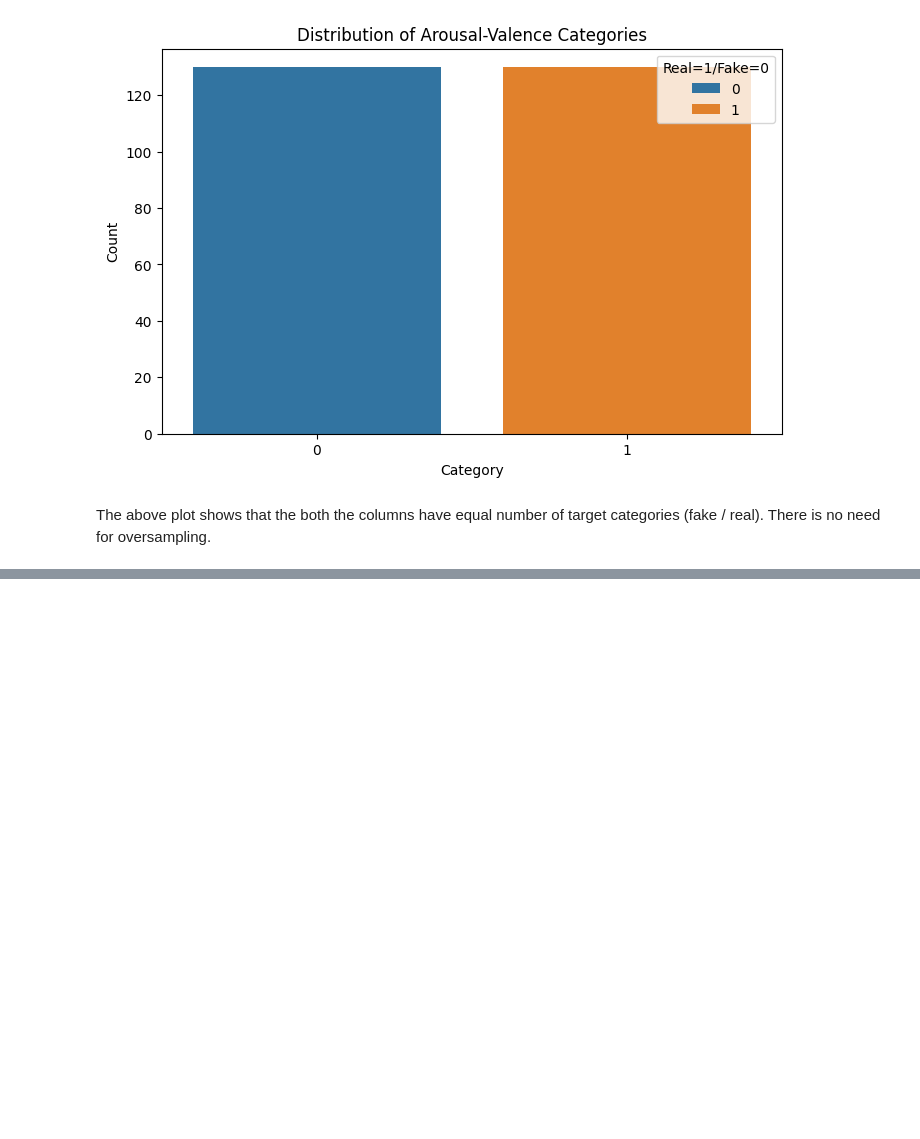
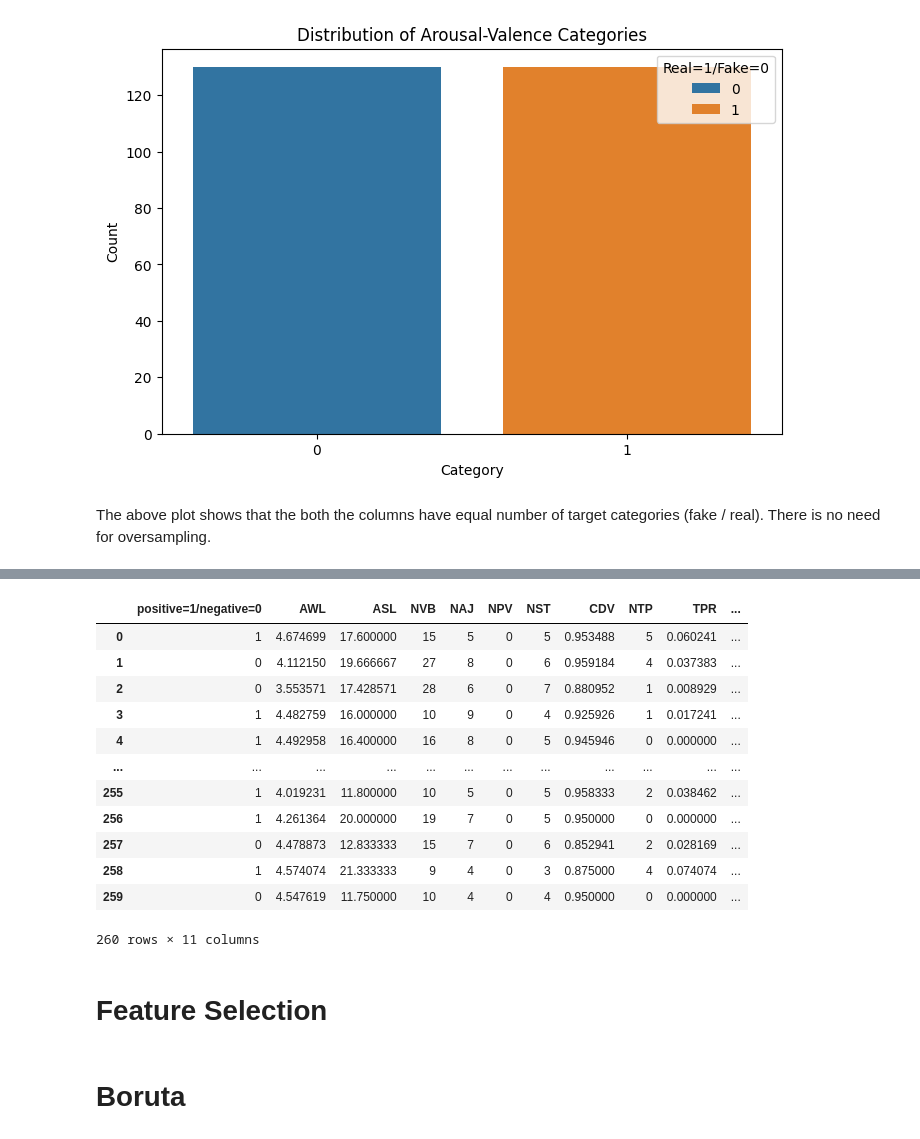
Before and after one commit to rud-rax/ml-fake-review-detection, a Jupyter notebook: main.ipynb, the cells around one changed output, grey strips where cells are left out. Drawn from its saved outputs; the diff is of its cells as text; code cells hidden in the pictures; blank space fills up the shorter version.

```diff
--- a/main.ipynb
+++ b/main.ipynb
@@ -217,0 +302,18 @@ The above plot shows that the both the columns have equal number of target categ
+# %%
+X
+# %% [output]
+|  | positive=1/negative=0 | AWL | ASL | NVB | NAJ | NPV | NST | CDV | NTP | TPR | ... |
+| 0 | 1 | 4.674699 | 17.600000 | 15 | 5 | 0 | 5 | 0.953488 | 5 | 0.060241 | ... |
+| 1 | 0 | 4.112150 | 19.666667 | 27 | 8 | 0 | 6 | 0.959184 | 4 | 0.037383 | ... |
+| 2 | 0 | 3.553571 | 17.428571 | 28 | 6 | 0 | 7 | 0.880952 | 1 | 0.008929 | ... |
+| 3 | 1 | 4.482759 | 16.000000 | 10 | 9 | 0 | 4 | 0.925926 | 1 | 0.017241 | ... |
+| 4 | 1 | 4.492958 | 16.400000 | 16 | 8 | 0 | 5 | 0.945946 | 0 | 0.000000 | ... |
+| ... | ... | ... | ... | ... | ... | ... | ... | ... | ... | ... | ... |
+| 255 | 1 | 4.019231 | 11.800000 | 10 | 5 | 0 | 5 | 0.958333 | 2 | 0.038462 | ... |
+| 256 | 1 | 4.261364 | 20.000000 | 19 | 7 | 0 | 5 | 0.950000 | 0 | 0.000000 | ... |
+| 257 | 0 | 4.478873 | 12.833333 | 15 | 7 | 0 | 6 | 0.852941 | 2 | 0.028169 | ... |
+| 258 | 1 | 4.574074 | 21.333333 | 9 | 4 | 0 | 3 | 0.875000 | 4 | 0.074074 | ... |
+| 259 | 0 | 4.547619 | 11.750000 | 10 | 4 | 0 | 4 | 0.950000 | 0 | 0.000000 | ... |
+260 rows × 11 columns
+# %% [markdown]
+# Feature Selection
@@ -217,0 +323,2 @@ The above plot shows that the both the columns have equal number of target categ
+# %% [markdown]
+# Boruta
```
Also changed, not shown: parts of 36 cells of this notebook, 2 other files.
